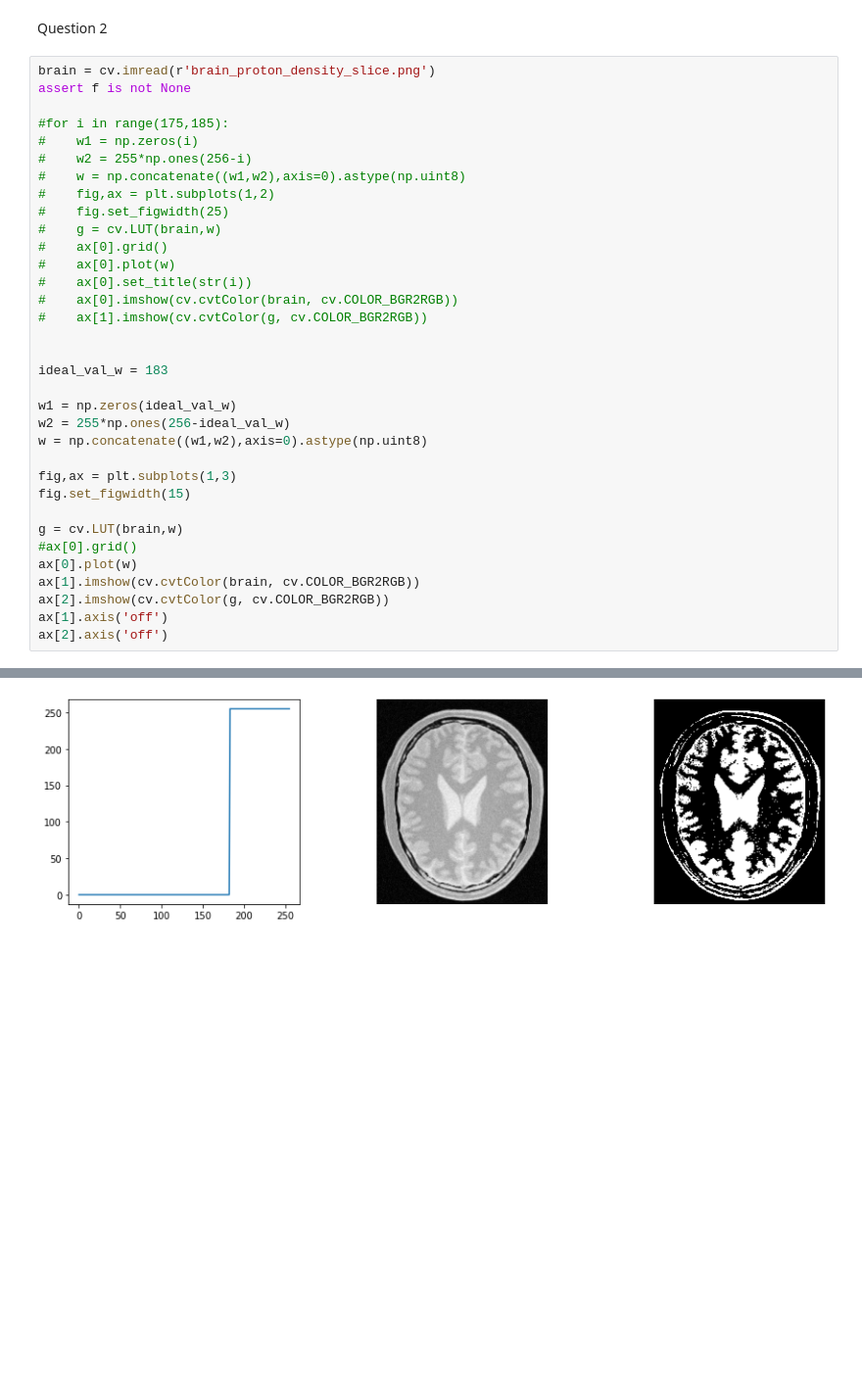
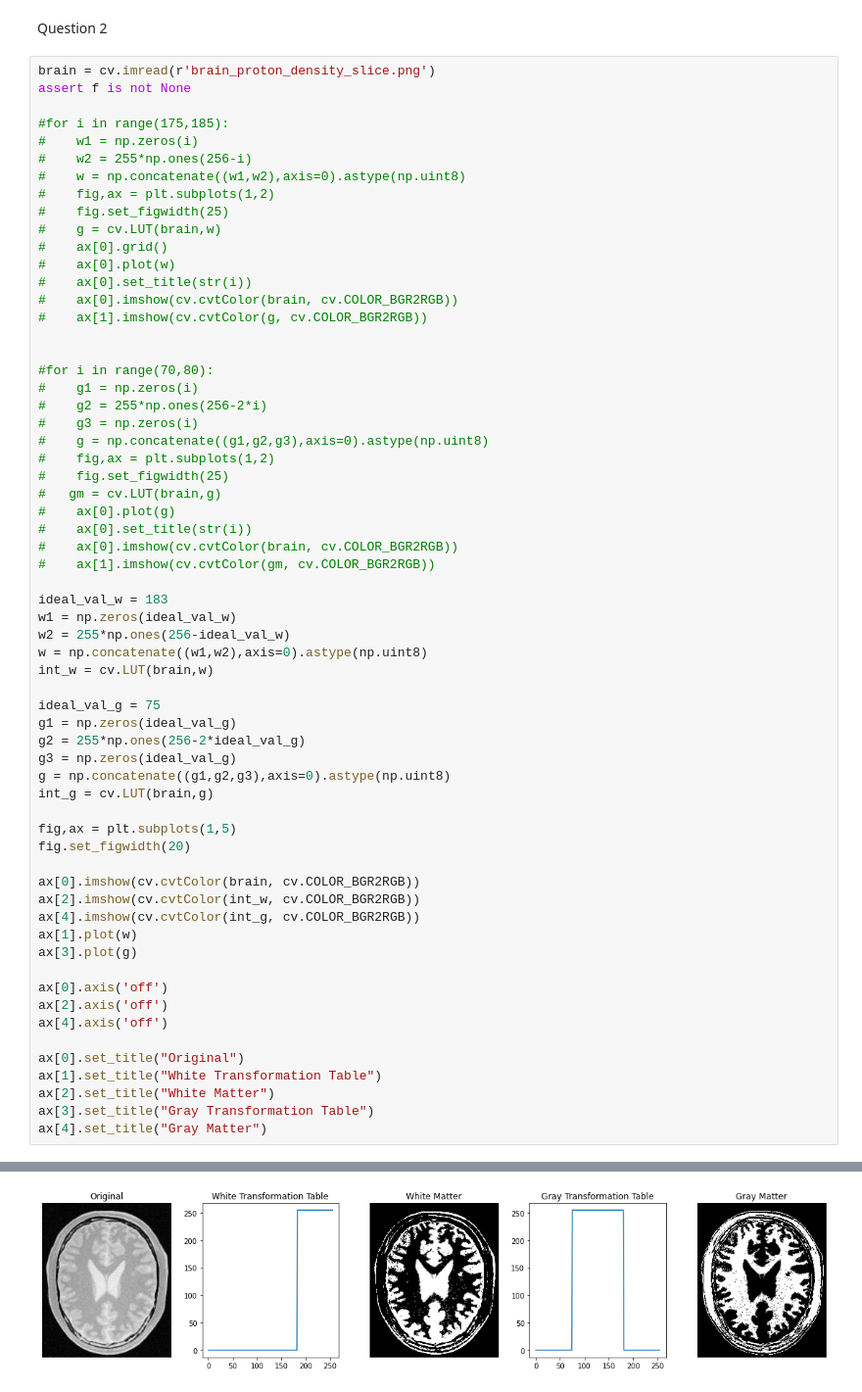
Before and after one commit to akilaabeyratne/EN2550-Assignment-1, a Jupyter notebook: Assignment1.ipynb, the cells around one changed output, grey strips where cells are left out. Shown at 98% size. Cells and saved outputs as stored; diff of their text form; blank space fills up the shorter version.

```diff
--- a/Assignment1.ipynb
+++ b/Assignment1.ipynb
@@ -48,20 +48,48 @@ assert f is not None
 #    ax[1].imshow(cv.cvtColor(g, cv.COLOR_BGR2RGB))
 
 
+#for i in range(70,80):
+#    g1 = np.zeros(i)
+#    g2 = 255*np.ones(256-2*i)
+#    g3 = np.zeros(i)
+#    g = np.concatenate((g1,g2,g3),axis=0).astype(np.uint8)
+#    fig,ax = plt.subplots(1,2)
+#    fig.set_figwidth(25)
+#   gm = cv.LUT(brain,g)
+#    ax[0].plot(g)
+#    ax[0].set_title(str(i))
+#    ax[0].imshow(cv.cvtColor(brain, cv.COLOR_BGR2RGB))
+#    ax[1].imshow(cv.cvtColor(gm, cv.COLOR_BGR2RGB))
+
 ideal_val_w = 183
-
 w1 = np.zeros(ideal_val_w)
 w2 = 255*np.ones(256-ideal_val_w)
 w = np.concatenate((w1,w2),axis=0).astype(np.uint8)
+int_w = cv.LUT(brain,w)
 
-fig,ax = plt.subplots(1,3)
-fig.set_figwidth(15)
+ideal_val_g = 75
+g1 = np.zeros(ideal_val_g)
+g2 = 255*np.ones(256-2*ideal_val_g)
+g3 = np.zeros(ideal_val_g)
+g = np.concatenate((g1,g2,g3),axis=0).astype(np.uint8)
+int_g = cv.LUT(brain,g)
 
-g = cv.LUT(brain,w)
-#ax[0].grid()
-ax[0].plot(w)
-ax[1].imshow(cv.cvtColor(brain, cv.COLOR_BGR2RGB))
-ax[2].imshow(cv.cvtColor(g, cv.COLOR_BGR2RGB))
-ax[1].axis('off')
+fig,ax = plt.subplots(1,5)
+fig.set_figwidth(20)
+
+ax[0].imshow(cv.cvtColor(brain, cv.COLOR_BGR2RGB))
+ax[2].imshow(cv.cvtColor(int_w, cv.COLOR_BGR2RGB))
+ax[4].imshow(cv.cvtColor(int_g, cv.COLOR_BGR2RGB))
+ax[1].plot(w)
+ax[3].plot(g)
+
+ax[0].axis('off')
 ax[2].axis('off')
+ax[4].axis('off')
+
+ax[0].set_title("Original")
+ax[1].set_title("White Transformation Table")
+ax[2].set_title("White Matter")
+ax[3].set_title("Gray Transformation Table")
+ax[4].set_title("Gray Matter")
 # %% [output]
@@ -69 +97 @@ ax[2].axis('off')
-[figure, old version]
+[figure, new version]
```
Also changed, not shown: parts of 1 cell of this notebook.
